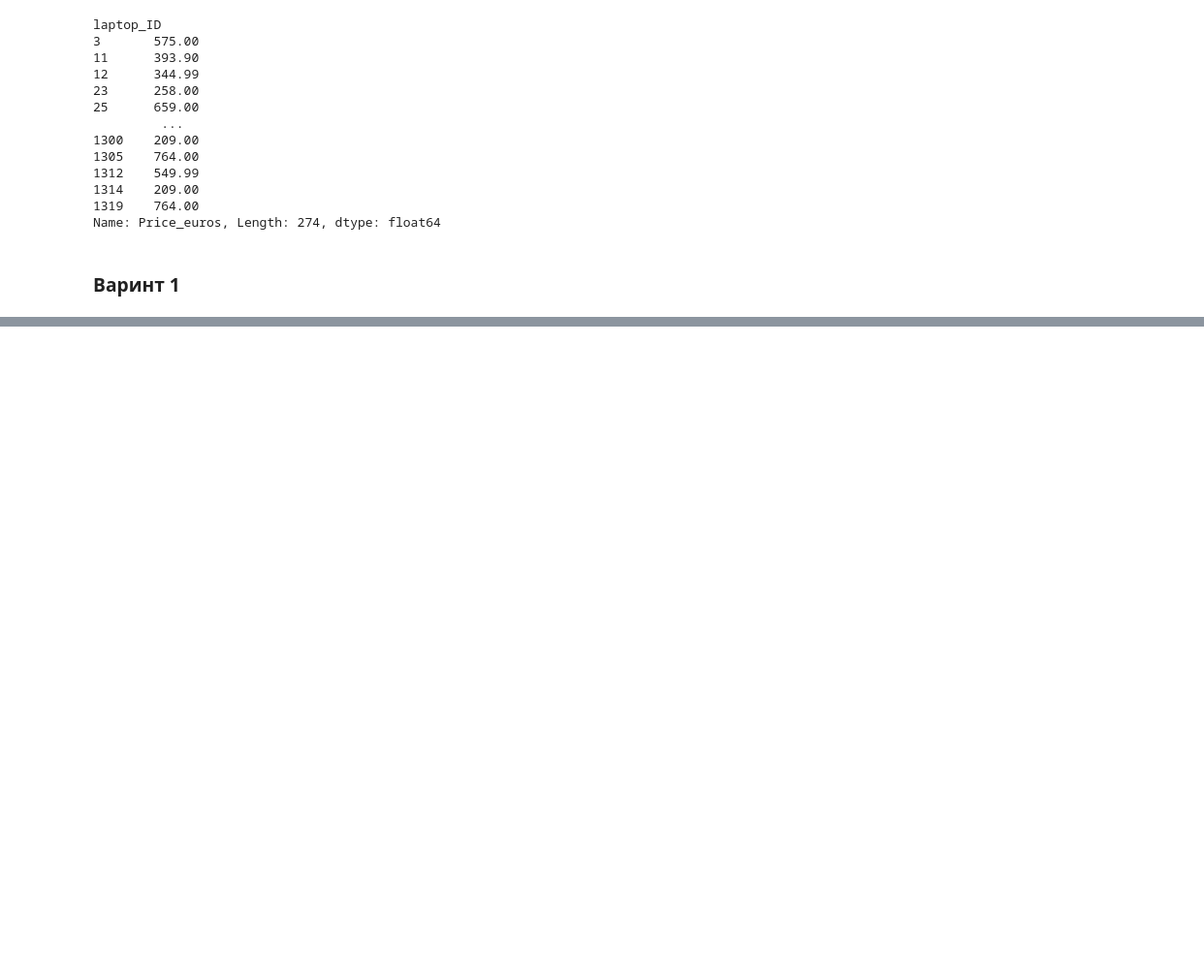
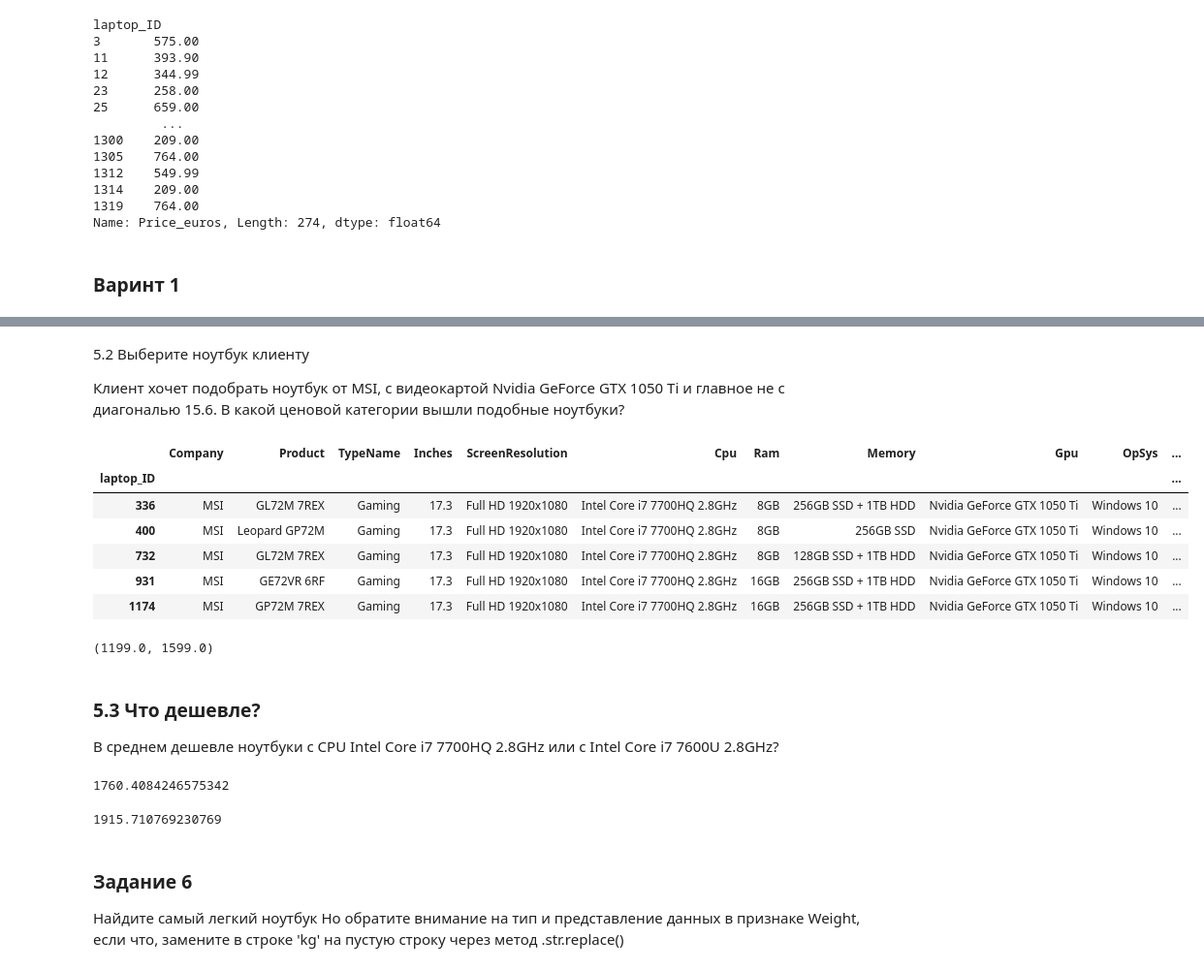
Before and after one commit to Olga643/Example, a Jupyter notebook: Untitled13.ipynb, the cells around one changed output, grey strips where cells are left out. Shown: that part at 97% size. Drawn from its saved outputs; the diff is of its cells as text; code cells hidden in the pictures; blank space fills up the shorter version.

```diff
--- a/Untitled13.ipynb
+++ b/Untitled13.ipynb
@@ -339,0 +469,39 @@ Name: Price_euros, Length: 274, dtype: float64
+# %% [markdown]
+5.2 Выберите ноутбук клиенту
+
+Клиент хочет подобрать ноутбук от MSI, с видеокартой Nvidia GeForce GTX 1050 Ti и главное не с диагональю 15.6. В какой ценовой категории вышли подобные ноутбуки?
+# %%
+df[(df['Company'] == 'MSI') & (df['Gpu'] == 'Nvidia GeForce GTX 1050 Ti') & (df['Inches'] != 15.6)]
+# %% [output]
+|  | Company | Product | TypeName | Inches | ScreenResolution | Cpu | Ram | Memory | Gpu | OpSys | ... |
+| laptop_ID |  |  |  |  |  |  |  |  |  |  | ... |
+| 336 | MSI | GL72M 7REX | Gaming | 17.3 | Full HD 1920x1080 | Intel Core i7 7700HQ 2.8GHz | 8GB | 256GB SSD + 1TB HDD | Nvidia GeForce GTX 1050 Ti | Windows 10 | ... |
+| 400 | MSI | Leopard GP72M | Gaming | 17.3 | Full HD 1920x1080 | Intel Core i7 7700HQ 2.8GHz | 8GB | 256GB SSD | Nvidia GeForce GTX 1050 Ti | Windows 10 | ... |
+| 732 | MSI | GL72M 7REX | Gaming | 17.3 | Full HD 1920x1080 | Intel Core i7 7700HQ 2.8GHz | 8GB | 128GB SSD + 1TB HDD | Nvidia GeForce GTX 1050 Ti | Windows 10 | ... |
+| 931 | MSI | GE72VR 6RF | Gaming | 17.3 | Full HD 1920x1080 | Intel Core i7 7700HQ 2.8GHz | 16GB | 256GB SSD + 1TB HDD | Nvidia GeForce GTX 1050 Ti | Windows 10 | ... |
+| 1174 | MSI | GP72M 7REX | Gaming | 17.3 | Full HD 1920x1080 | Intel Core i7 7700HQ 2.8GHz | 16GB | 256GB SSD + 1TB HDD | Nvidia GeForce GTX 1050 Ti | Windows 10 | ... |
+# %%
+client_laptop = df[(df['Company'] == 'MSI') & (df['Gpu'] == 'Nvidia GeForce GTX 1050 Ti') & (df['Inches'] != 15.6)]
+client_laptop['Price_euros'].min(), client_laptop['Price_euros'].max()
+# %% [output]
+(1199.0, 1599.0)
+# %% [markdown]
+
+### 5.3 Что дешевле?
+
+В среднем дешевле ноутбуки с CPU Intel Core i7 7700HQ 2.8GHz или с Intel Core i7 7600U 2.8GHz?
+# %%
+df[df['Cpu'] == 'Intel Core i7 7700HQ 2.8GHz']['Price_euros'].mean()
+# %% [output]
+1760.4084246575342
+# %%
+df[df['Cpu'] == 'Intel Core i7 7600U 2.8GHz']['Price_euros'].mean()
+# %% [output]
+1915.710769230769
+# %% [markdown]
+### Задание 6
+
+Найдите самый легкий ноутбук
+Но обратите внимание на тип и представление данных в признаке
+Weight, если что, замените в строке 'kg' на пустую строку через
+метод .str.replace()
```
Also changed, not shown: parts of 19 cells of this notebook.
